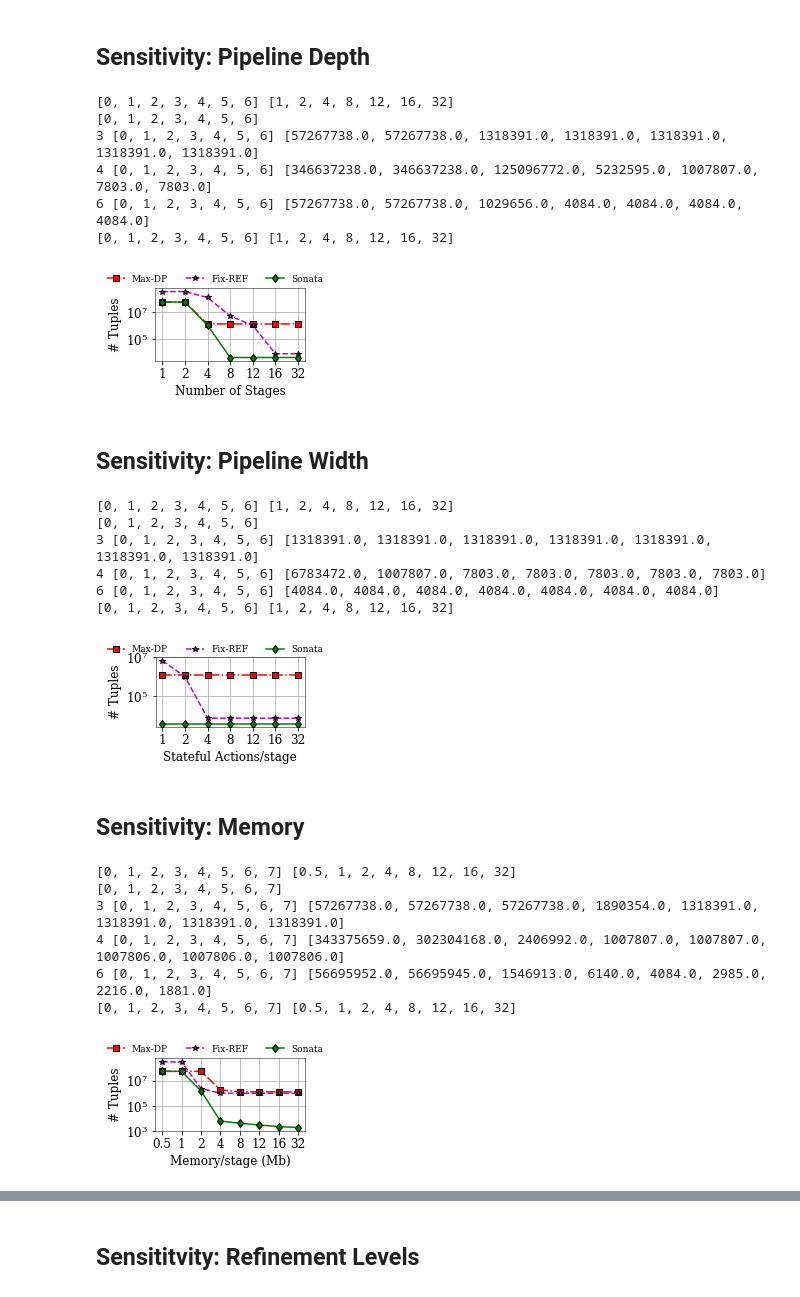
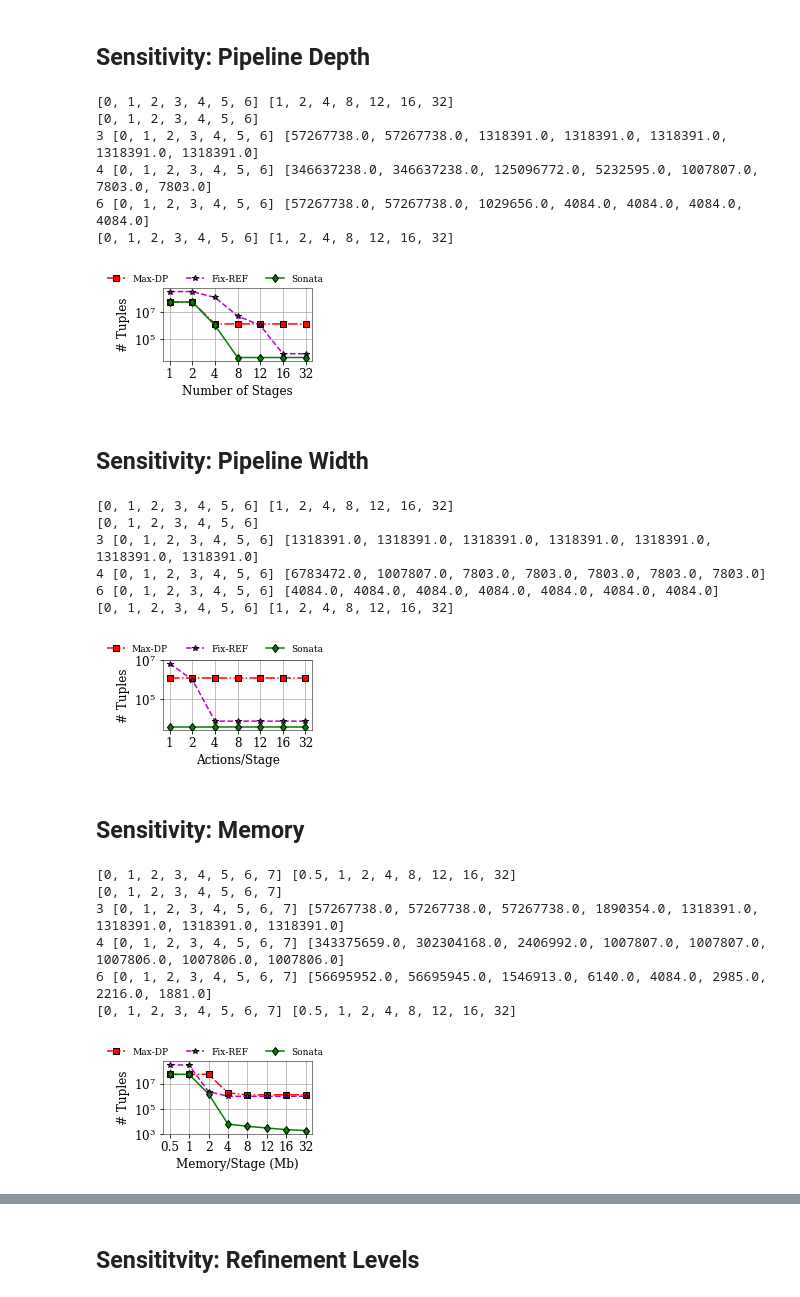
Before and after one commit to agupta13/SONATA-DEV, a Jupyter notebook: analysis/performance_eval/plot_results/plot_results.ipynb, the cells around one changed output, grey strips where cells are left out. Saved outputs shown, nothing was run; the diff lists cells and outputs as text; code cells hidden in the pictures.

```diff
--- a/analysis/performance_eval/plot_results/plot_results.ipynb
+++ b/analysis/performance_eval/plot_results/plot_results.ipynb
@@ -619,7 +619,7 @@ def draw_plots(data, modes, modes_2_labels):
     #ax.set_xlim(xmax=5.25)
     ax.set_yscale("log", nonposy='clip')
 #     ax.set_xlim(xmin=0.75)
-    ax.legend(loc='upper center', bbox_to_anchor=(0.4, 1.3),
+    ax.legend(loc='upper center', bbox_to_anchor=(0.35, 1.3),
               ncol=3, fancybox=False, shadow=False, fontsize=9, frameon=False)
     fname = "/Users/arpit/Documents/nsdi18/writing/figures/sensitivity_D_analysis.eps"
     plt.tight_layout()
@@ -637,7 +637,7 @@ draw_plots(data, modes, modes_2_labels)
 4 [0, 1, 2, 3, 4, 5, 6] [346637238.0, 346637238.0, 125096772.0, 5232595.0, 1007807.0, 7803.0, 7803.0]
 6 [0, 1, 2, 3, 4, 5, 6] [57267738.0, 57267738.0, 1029656.0, 4084.0, 4084.0, 4084.0, 4084.0]
 [0, 1, 2, 3, 4, 5, 6] [1, 2, 4, 8, 12, 16, 32]
-[figure, old version]
+[figure, new version]
 # %% [markdown]
 ## Sensitivity: Pipeline Width
 # %%
@@ -683,36 +683,36 @@ def draw_plots(data, modes, modes_2_labels):
         pl.plot(x,y,label=modes_2_labels[mode],color=color_n[mode],linestyle=linestyles[mode], marker=markers[mode],
                 mec='k', mfc=color_n[mode])
 
         ctr += 1
 
-    plt.xlabel('Stateful Actions/stage')
+    plt.xlabel('Actions/Stage')
     plt.ylabel('# Tuples')
 
     print ticks, qids
     plt.xticks(ticks, qids, rotation=0)
     ax.grid(True)
     #ax.set_xlim(xmax=5.25)
     ax.set_yscale("log", nonposy='clip')
 #     ax.set_xlim(xmin=0.75)
-    ax.legend(loc='upper center', bbox_to_anchor=(0.4, 1.3),
+    ax.legend(loc='upper center', bbox_to_anchor=(0.35, 1.35),
               ncol=3, fancybox=False, shadow=False, fontsize=9, frameon=False)
     fname = "/Users/arpit/Documents/nsdi18/writing/figures/sensitivity_W_analysis.eps"
     plt.tight_layout()
     plot_name = fname
     pl.savefig(plot_name)
     plt.show()
     pass
 
 # plot_data = get_plot_data(data)
 draw_plots(data, modes, modes_2_labels)
 # %% [output]
 [0, 1, 2, 3, 4, 5, 6] [1, 2, 4, 8, 12, 16, 32]
 [0, 1, 2, 3, 4, 5, 6]
 3 [0, 1, 2, 3, 4, 5, 6] [1318391.0, 1318391.0, 1318391.0, 1318391.0, 1318391.0, 1318391.0, 1318391.0]
 4 [0, 1, 2, 3, 4, 5, 6] [6783472.0, 1007807.0, 7803.0, 7803.0, 7803.0, 7803.0, 7803.0]
 6 [0, 1, 2, 3, 4, 5, 6] [4084.0, 4084.0, 4084.0, 4084.0, 4084.0, 4084.0, 4084.0]
 [0, 1, 2, 3, 4, 5, 6] [1, 2, 4, 8, 12, 16, 32]
-[figure, old version]
+[figure, new version]
 # %% [markdown]
 ## Sensitivity: Memory
 # %%
@@ -772,7 +772,7 @@ def draw_plots(data, modes, modes_2_labels):
 
         ctr += 1
 
-    plt.xlabel('Memory/tage (Mb)')
+    plt.xlabel('Memory/Stage (Mb)')
     plt.ylabel('# Tuples')
 
     print ticks, qids
@@ -781,7 +781,7 @@ def draw_plots(data, modes, modes_2_labels):
     #ax.set_xlim(xmax=5.25)
     ax.set_yscale("log", nonposy='clip')
 #     ax.set_xlim(xmin=0.75)
-    ax.legend(loc='upper center', bbox_to_anchor=(0.4, 1.3),
+    ax.legend(loc='upper center', bbox_to_anchor=(0.35, 1.3),
               ncol=3, fancybox=False, shadow=False, fontsize=9, frameon=False)
     fname = "/Users/arpit/Documents/nsdi18/writing/figures/sensitivity_B_analysis.eps"
     plt.tight_layout()
@@ -799,7 +799,7 @@ draw_plots(data, modes, modes_2_labels)
 4 [0, 1, 2, 3, 4, 5, 6, 7] [343375659.0, 302304168.0, 2406992.0, 1007807.0, 1007807.0, 1007806.0, 1007806.0, 1007806.0]
 6 [0, 1, 2, 3, 4, 5, 6, 7] [56695952.0, 56695945.0, 1546913.0, 6140.0, 4084.0, 2985.0, 2216.0, 1881.0]
 [0, 1, 2, 3, 4, 5, 6, 7] [0.5, 1, 2, 4, 8, 12, 16, 32]
-[figure, old version]
+[figure, new version]
 # %%
 data = {1: {0.5: 113391396, 1: 113391396, 2: 113391396, 4: 113391396, 32: 113391396, 8: 113391396, 12: 113391396, 16: 113391396},
         2: {0.5: 57267738.0, 1: 57267738.0, 2: 57267738.0, 4: 57267738.0, 32: 57267738.0, 8: 57267738.0, 12: 57267738.0, 16: 57267738.0},
```
Also changed, not shown: parts of 1 cell of this notebook, 2 other files.
